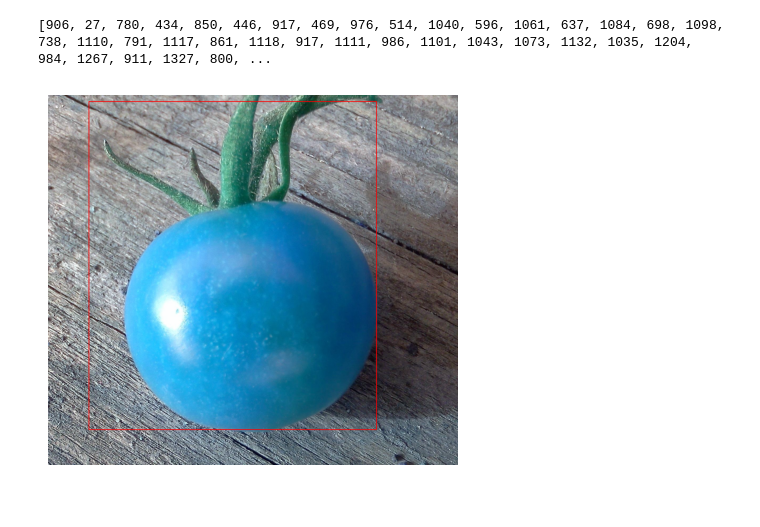
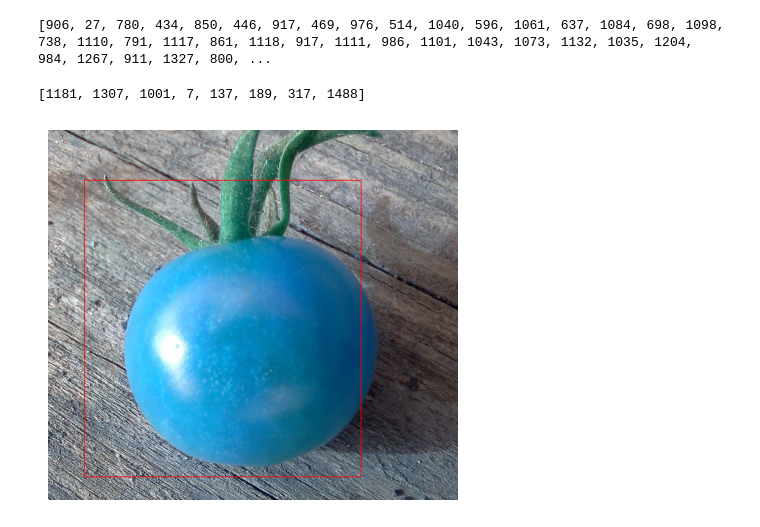
Before and after one commit to jaspergass/Tomato-Object-Detection, a Jupyter notebook: Tomato_Object_Detection.ipynb, the cells around one changed output. Drawn from its saved outputs; the diff is of its cells as text; code cells hidden in the pictures.

```diff
--- a/Tomato_Object_Detection.ipynb
+++ b/Tomato_Object_Detection.ipynb
@@ -67,6 +67,23 @@ for item in float_list:
 print(int_list)
 # %% [output]
 [906, 27, 780, 434, 850, 446, 917, 469, 976, 514, 1040, 596, 1061, 637, 1084, 698, 1098, 738, 1110, 791, 1117, 861, 1118, 917, 1111, 986, 1101, 1043, 1073, 1132, 1035, 1204, 984, 1267, 911, 1327, 800, ...
+# %%
+#me trying to apply the scale before using the segment to box function, on the OBB version
+seg_info = "0.8470113701327574 0.844894026974952 0.7177094581718859 0.005034081256345 0.09859844337913036 0.12225329935566757 0.227900355340002 0.9621132450742745"
+str_list = seg_info.split()
+float_list = []
+int_list = []
+for item in str_list:
+    float_list.append(float(item))
+for item in float_list:
+    if float_list.index(item) %2 == 0:
+        int_list.append(int(item * 1395))
+    else:
+        int_list.append(int(item * 1547))
+
+print(int_list)
+# %% [output]
+[1181, 1307, 1001, 7, 137, 189, 317, 1488]
 # %%
 #x min and max etc. using values from seg to bbox function
 print(int(0.10019392372333563*1547))
@@ -77,24 +94,27 @@ ymax = int(0.9046594982078853*1395)
 # %%
 index= 10 #picture to visualize
 img_path="/content/drive/MyDrive/SFU_Archive/IAT360/Computer Vision Project/Datasets/Tomato.v1i.yolov8/images/train/Riped-tomato_119_jpeg.rf.719fe2c77324d23fe91225be9c8c2e52.jpg"
 
 #import cv2
 image = cv2.imread(img_path, 1)
 # Draw rectangle
 # cv2.rectangle(image, (xmin, ymin), (xmax, ymax), (255, 0, 0), 2)
 
 #WORKS! obtained these numbers on the original site, they are not in the txt file
-cv2.rectangle(image, (int(697-1085/2), int(643-1237/2)), (int(697+1085/2), int(643+1237/2)), (255, 0, 0), 2)
+# cv2.rectangle(image, (int(697-1085/2), int(643-1237/2)), (int(697+1085/2), int(643+1237/2)), (255, 0, 0), 2)
+
+#This version uses the smallest x coordinate and y xcoordinate from the OBB version
+cv2.rectangle(image, (137, 189), (1181, 1307), (255, 0, 0), 2)
 
 # Put label (class_id) near the bbox
 # label = train_df["label"][index]
 # cv2.putText(image, str(label), (train_df['xmin'][index], train_df['ymin'][index]+20), cv2.FONT_HERSHEY_SIMPLEX, 0.5, (255,0,0), 2)
 # Display image
 plt.imshow(image)
 plt.axis('off')
 plt.show()
 # %% [output]
-[figure, old version]
+[figure, new version]
 # %%
 #import glob
 #import xml.etree.ElementTree as ET
```
